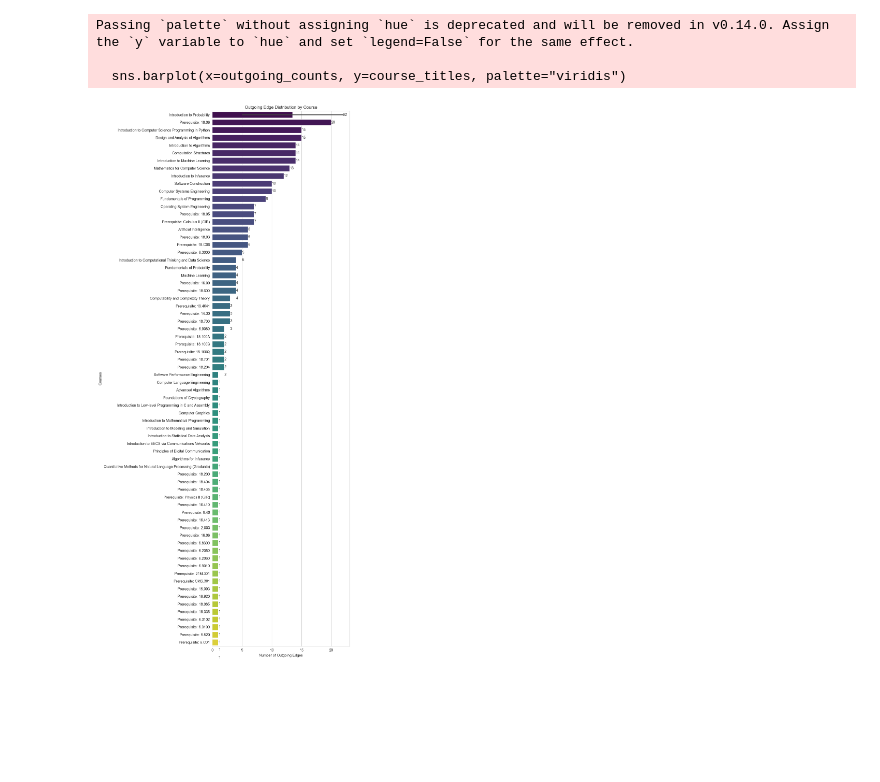
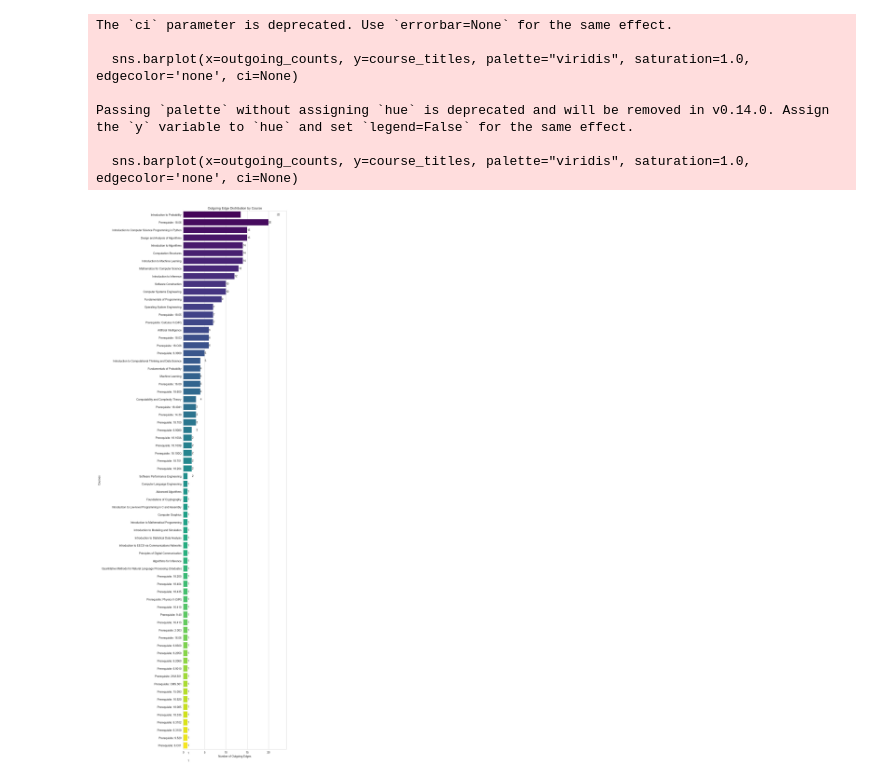
Before and after one commit to hansgundlach/CourseGraph, a Jupyter notebook: prototype.ipynb, the cells around one changed output. Saved outputs shown, nothing was run; the diff lists cells and outputs as text; code cells hidden in the pictures; blank space fills up the shorter version.

```diff
--- a/prototype.ipynb
+++ b/prototype.ipynb
@@ -300,34 +323,42 @@ def graph_outgoing_edges(net):
     # Sort courses by number of outgoing edges
     sorted_courses = sorted(outgoing_edges.items(), key=lambda x: x[1], reverse=True)
 
     course_titles = []
     outgoing_counts = []
     for course, count in sorted_courses:
         course_title = next((node['label'] for node in net.nodes if node['id'] == course), course)
         course_titles.append(course_title)
         outgoing_counts.append(count)
 
     # Visualization
-    plt.figure(figsize=(10, max(6, len(sorted_courses) * 0.3)))
+    plt.figure(figsize=(10, max(6, len(sorted_courses) * 0.4)))
     sns.set_style("whitegrid")
 
-    sns.barplot(x=outgoing_counts, y=course_titles, palette="viridis")
+    # Create the barplot first
+    sns.barplot(x=outgoing_counts, y=course_titles, palette="viridis", saturation=1.0, edgecolor='none', ci=None)
+
+    # Then set the x-axis limits
+    plt.gca().set_xlim(0, max(outgoing_counts) * 1.1)
 
     plt.xlabel('Number of Outgoing Edges')
     plt.ylabel('Courses')
     plt.title('Outgoing Edge Distribution by Course')
 
     # Annotate bars with counts
     for index, value in enumerate(outgoing_counts):
         plt.text(value, index, str(value), va='center')
 
     plt.tight_layout()
     plt.show()
 
 
 graph_outgoing_edges(net)
 # %% [output]
+The `ci` parameter is deprecated. Use `errorbar=None` for the same effect.
+
+  sns.barplot(x=outgoing_counts, y=course_titles, palette="viridis", saturation=1.0, edgecolor='none', ci=None)
+
 Passing `palette` without assigning `hue` is deprecated and will be removed in v0.14.0. Assign the `y` variable to `hue` and set `legend=False` for the same effect.
 
-  sns.barplot(x=outgoing_counts, y=course_titles, palette="viridis")
+  sns.barplot(x=outgoing_counts, y=course_titles, palette="viridis", saturation=1.0, edgecolor='none', ci=None)
-[figure, old version]
+[figure, new version]
```
Also changed, not shown: parts of 11 cells of this notebook, 2 other files.
